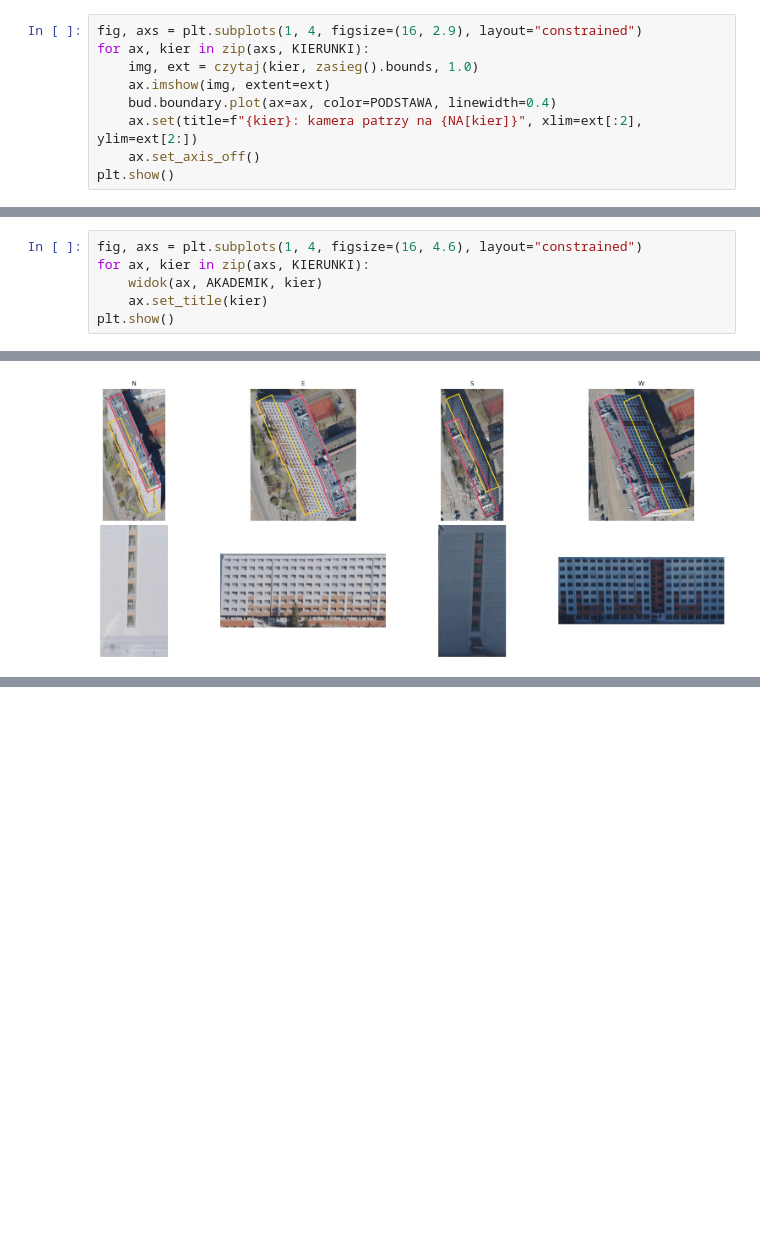
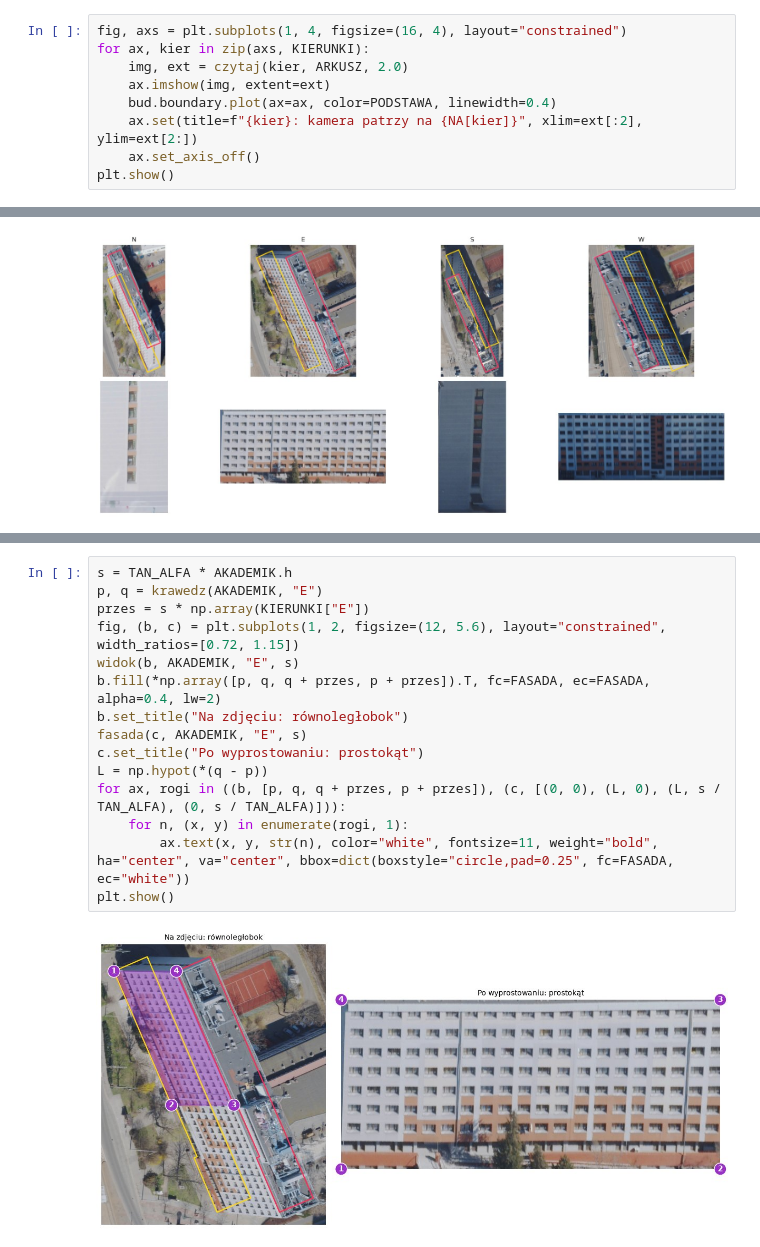
Before and after one commit to wust-terrain/wroclaw-population-agents, a Jupyter notebook: notebooks/proof_of_concept.ipynb, the cells around one changed output, grey strips where cells are left out. Cells and saved outputs as stored; diff of their text form; blank space fills up the shorter version.

```diff
--- a/notebooks/proof_of_concept.ipynb
+++ b/notebooks/proof_of_concept.ipynb
@@ -249,7 +151,7 @@ Ten sam arkusz z 4 kierunków, piksel 5 cm. Żółte: obrysy z BDOT10k.
 # %%
-fig, axs = plt.subplots(1, 4, figsize=(16, 2.9), layout="constrained")
+fig, axs = plt.subplots(1, 4, figsize=(16, 4), layout="constrained")
 for ax, kier in zip(axs, KIERUNKI):
-    img, ext = czytaj(kier, zasieg().bounds, 1.0)
+    img, ext = czytaj(kier, ARKUSZ, 2.0)
     ax.imshow(img, extent=ext)
     bud.boundary.plot(ax=ax, color=PODSTAWA, linewidth=0.4)
     ax.set(title=f"{kier}: kamera patrzy na {NA[kier]}", xlim=ext[:2], ylim=ext[2:])
@@ -278,6 +177,0 @@ Obrys leży na gruncie. Żeby narysować dach i wyciąć ścianę, trzeba znać
-# %%
-fig, axs = plt.subplots(1, 4, figsize=(16, 4.6), layout="constrained")
-for ax, kier in zip(axs, KIERUNKI):
-    widok(ax, AKADEMIK, kier)
-    ax.set_title(kier)
-plt.show()
@@ -706,0 +232,17 @@ for i, r in sz.iterrows():
+# %%
+s = TAN_ALFA * AKADEMIK.h
+p, q = krawedz(AKADEMIK, "E")
+przes = s * np.array(KIERUNKI["E"])
+fig, (b, c) = plt.subplots(1, 2, figsize=(12, 5.6), layout="constrained", width_ratios=[0.72, 1.15])
+widok(b, AKADEMIK, "E", s)
+b.fill(*np.array([p, q, q + przes, p + przes]).T, fc=FASADA, ec=FASADA, alpha=0.4, lw=2)
+b.set_title("Na zdjęciu: równoległobok")
+fasada(c, AKADEMIK, "E", s)
+c.set_title("Po wyprostowaniu: prostokąt")
+L = np.hypot(*(q - p))
+for ax, rogi in ((b, [p, q, q + przes, p + przes]), (c, [(0, 0), (L, 0), (L, s / TAN_ALFA), (0, s / TAN_ALFA)])):
+    for n, (x, y) in enumerate(rogi, 1):
+        ax.text(x, y, str(n), color="white", fontsize=11, weight="bold", ha="center", va="center", bbox=dict(boxstyle="circle,pad=0.25", fc=FASADA, ec="white"))
+plt.show()
+# %% [output]
+[figure, added]
```
Also changed, not shown: parts of 63 cells of this notebook, 55 other files.
